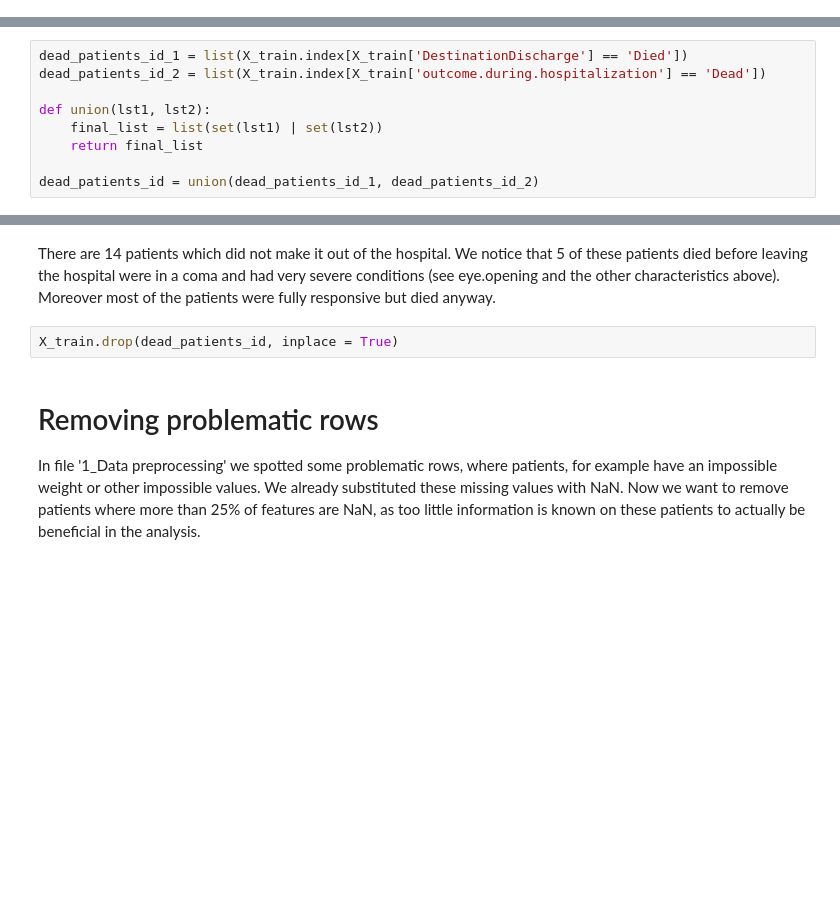
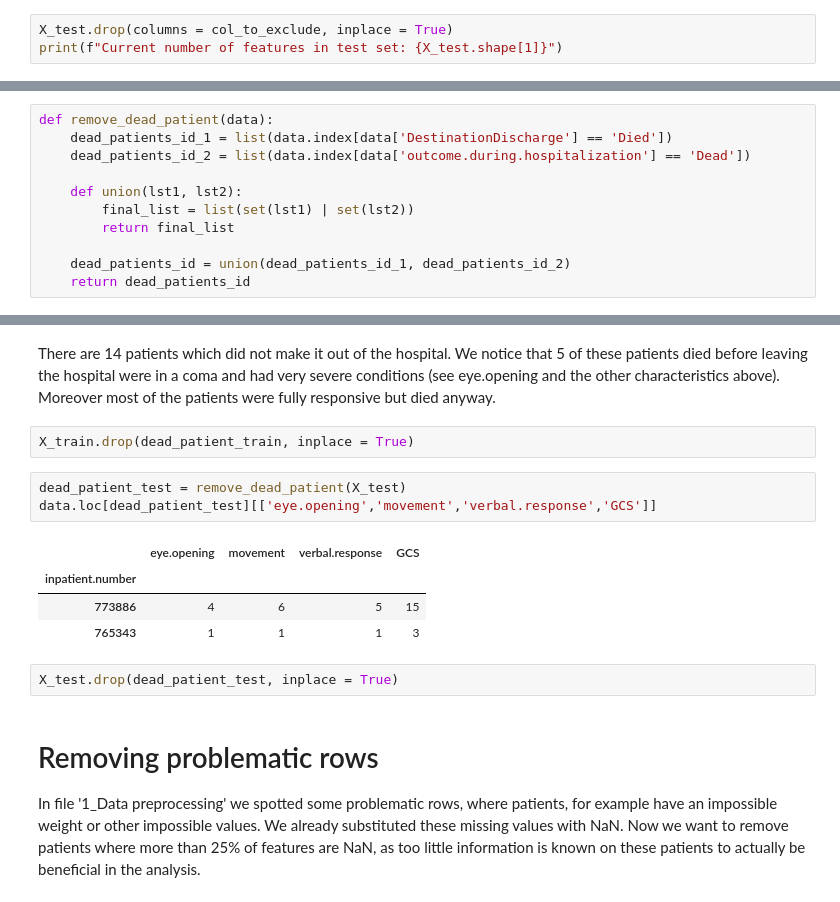
Before and after one commit to annachiara-rossi/heart-failure-project, a Jupyter notebook: 2_Cleaned_data.ipynb, the cells around one changed output, grey strips where cells are left out. Drawn from its saved outputs; the diff is of its cells as text; blank space fills up the shorter version.

```diff
--- a/2_Cleaned_data.ipynb
+++ b/2_Cleaned_data.ipynb
@@ -102,0 +107,3 @@ Current number of features: 98
+# %%
+X_test.drop(columns = col_to_exclude, inplace = True)
+print(f"Current number of features in test set: {X_test.shape[1]}")
@@ -117,12 +126,3 @@ Alive                    1509
 DischargeAgainstOrder      87
 Dead                       10
 Name: outcome.during.hospitalization, dtype: int64
-# %%
-dead_patients_id_1 = list(X_train.index[X_train['DestinationDischarge'] == 'Died'])
-dead_patients_id_2 = list(X_train.index[X_train['outcome.during.hospitalization'] == 'Dead'])
-
-def union(lst1, lst2):
-    final_list = list(set(lst1) | set(lst2))
-    return final_list
-
-dead_patients_id = union(dead_patients_id_1, dead_patients_id_2)
@@ -147,0 +129,11 @@ X_train.loc[dead_patients_id][['eye.opening','movement','verbal.response','GCS']
+# %%
+def remove_dead_patient(data):
+    dead_patients_id_1 = list(data.index[data['DestinationDischarge'] == 'Died'])
+    dead_patients_id_2 = list(data.index[data['outcome.during.hospitalization'] == 'Dead'])
+
+    def union(lst1, lst2):
+        final_list = list(set(lst1) | set(lst2))
+        return final_list
+
+    dead_patients_id = union(dead_patients_id_1, dead_patients_id_2)
+    return dead_patients_id
@@ -149,7 +161,17 @@ X_train.loc[dead_patients_id][['eye.opening','movement','verbal.response','GCS']
 There are 14 patients which did not make it out of the hospital. We notice that 5 of these patients died before leaving the hospital were in a coma and had very severe conditions (see eye.opening and the other characteristics above).
 Moreover most of the patients were fully responsive but died anyway.
 # %%
-X_train.drop(dead_patients_id, inplace = True)
+X_train.drop(dead_patient_train, inplace = True)
+# %%
+dead_patient_test = remove_dead_patient(X_test)
+data.loc[dead_patient_test][['eye.opening','movement','verbal.response','GCS']]
+# %% [output]
+|  | eye.opening | movement | verbal.response | GCS |
+| inpatient.number |  |  |  |  |
+| 773886 | 4 | 6 | 5 | 15 |
+| 765343 | 1 | 1 | 1 | 3 |
+# %%
+X_test.drop(dead_patient_test, inplace = True)
 # %% [markdown]
 # Removing problematic rows
 In file '1_Data preprocessing' we spotted some problematic rows, where patients, for example have an impossible weight or other impossible values. We already substituted these missing values with NaN. Now we want to remove patients where more than 25% of features are NaN, as too little information is known on these patients to actually be beneficial in the analysis.
```
Also changed, not shown: parts of 25 cells of this notebook, 2 other files.
